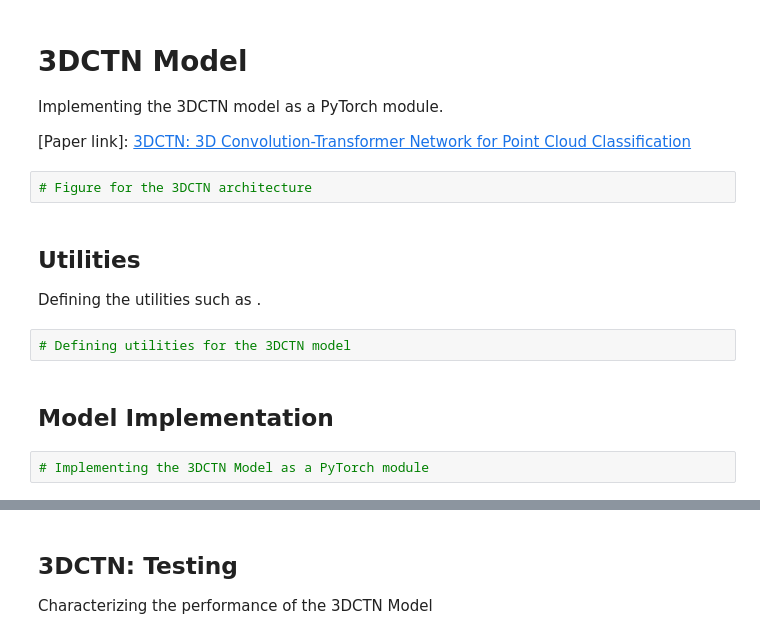
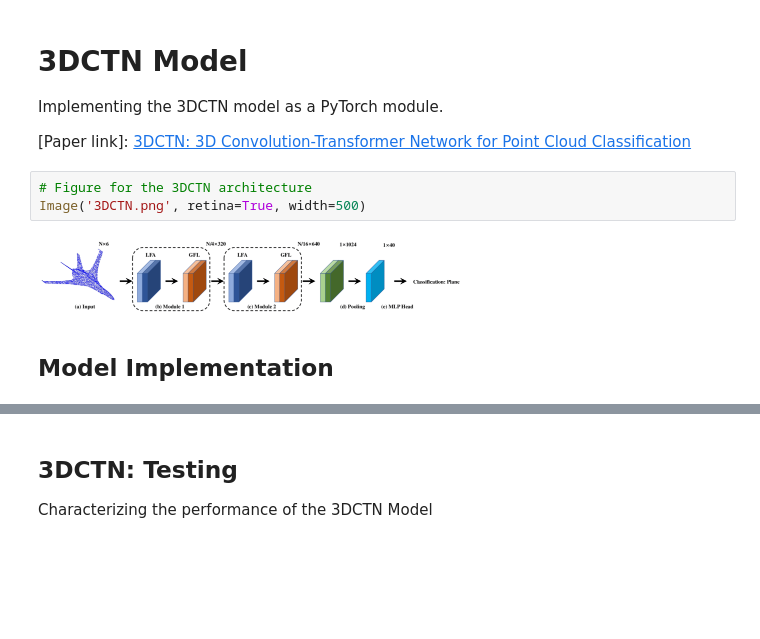
Before and after one commit to devashish-gupta/Pointy, a Jupyter notebook: driver.ipynb, the cells around one changed output, grey strips where cells are left out. Drawn from its saved outputs; the diff is of its cells as text; blank space fills up the shorter version.

```diff
--- a/driver.ipynb
+++ b/driver.ipynb
@@ -105,12 +967,8 @@ Implementing the 3DCTN model as a PyTorch module.
 Point Cloud Classification](https://arxiv.org/pdf/2203.00828.pdf)
 # %%
 # Figure for the 3DCTN architecture
+Image('3DCTN.png', retina=True, width=500)
+# %% [output]
+[figure, added]
-# %% [markdown]
-## Utilities
-Defining the utilities such as .
-# %%
-# Defining utilities for the 3DCTN model
 # %% [markdown]
 ## Model Implementation
-# %%
-# Implementing the 3DCTN Model as a PyTorch module
```
Also changed, not shown: parts of 59 cells of this notebook.
